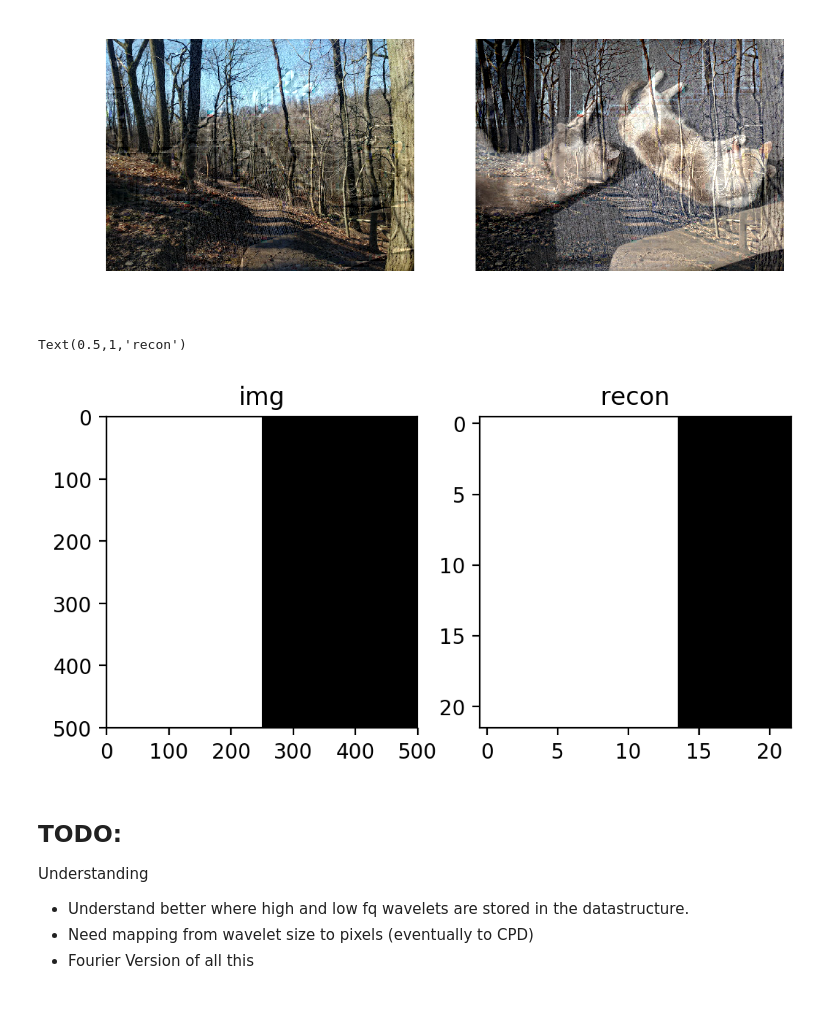
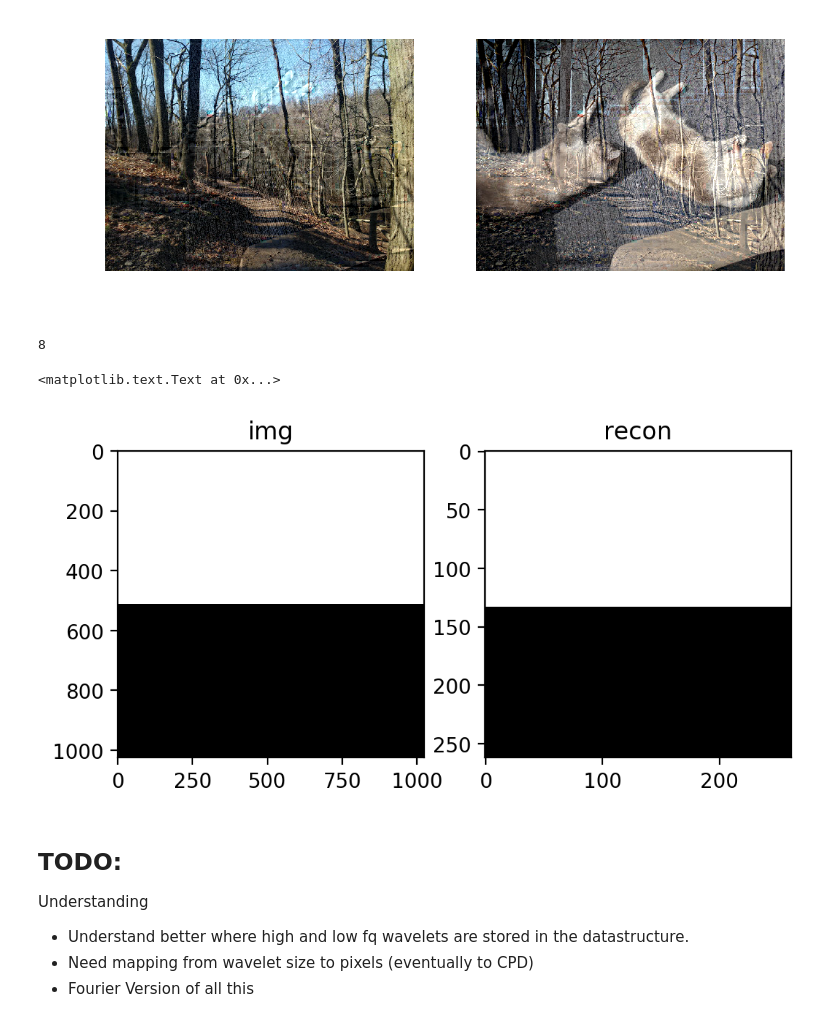
Before and after one commit to vdutell/wavelet_stim, a Jupyter notebook: wavelet_exploratory.ipynb, the cells around one changed output. Saved outputs shown, nothing was run; the diff lists cells and outputs as text; code cells hidden in the pictures.

```diff
--- a/wavelet_exploratory.ipynb
+++ b/wavelet_exploratory.ipynb
@@ -30,8 +30,8 @@ pywt.families() #note Bruno said to use 'Log Gaussian' Wavelet
  'cmor']
 # %%
 #make step function
-stim_px_w = 1920
-stim_px_h = 1080
+stim_px_w = 2**10
+stim_px_h = 2**10
 
 # Step function
 stim_step = getstim.step_stim(stim_px_w,stim_px_h,orient=0, stepdn=True)
@@ -244,30 +244,31 @@ plt.axis('off')
 # %%
 trail_bw = np.mean(trail,axis=2)
 cats_bw = np.mean(cats,axis=2)
 
-im = step_fun
+im = stim_step
 wavelet = 'db4'
 mode = 'smooth'
-level = 6
-missing_levels = 5
+level = 7
+missing_levels = 2
 
 # multilevel dwt
 im_band_coeffs = pywt.wavedec2(im, wavelet, mode, level)
-len(im_band_coeffs)
+print (len(im_band_coeffs))
 
 recon = pywt.waverec2(im_band_coeffs[:-missing_levels], wavelet, mode)
 
 plt.subplot(121)
 plt.imshow(im,cmap='Greys_r', vmin=0, vmax=1);
 # plt.axis('off')
 plt.title('img')
 plt.subplot(122)
 plt.imshow(recon, cmap='Greys_r', vmin=0, vmax=1);
 # plt.axis('off')
 plt.title('recon')
 # %% [output]
-Text(0.5,1,'recon')
+8
+<matplotlib.text.Text at 0x...>
-[figure, old version]
+[figure, new version]
 # %% [markdown]
 ## TODO:
 
```
Also changed, not shown: parts of 7 cells of this notebook, 2 other files.
